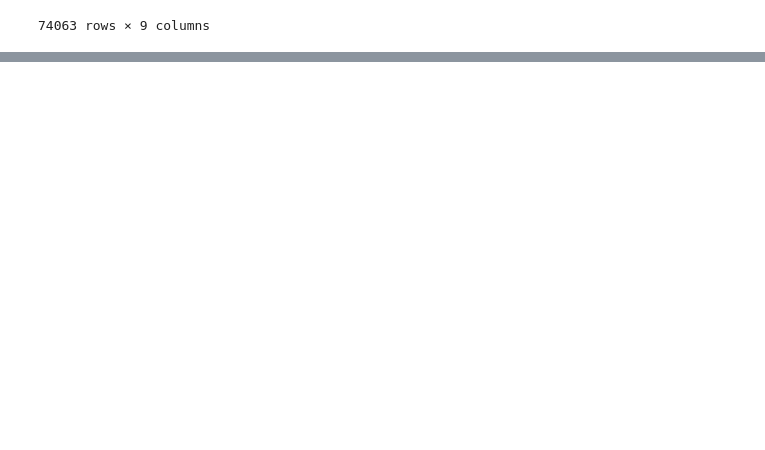
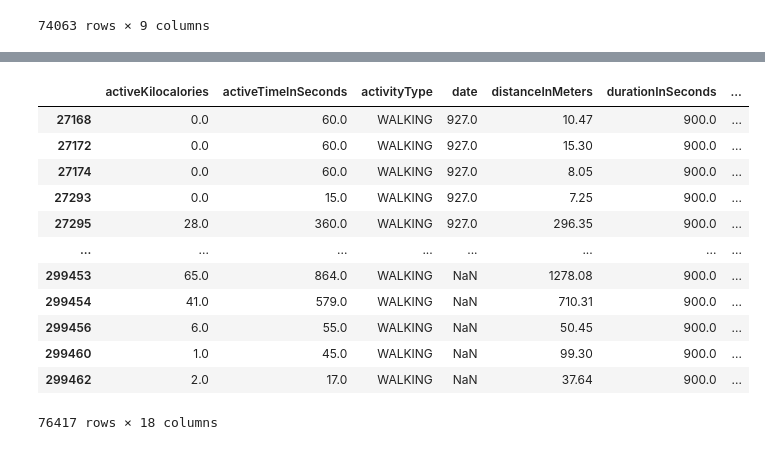
Before and after one commit to im-poster/-, a Jupyter notebook: 巨資期末.ipynb, the cells around one changed output, grey strips where cells are left out. Cells and saved outputs as stored; diff of their text form; code cells hidden in the pictures; blank space fills up the shorter version.

```diff
--- a/巨資期末.ipynb
+++ b/巨資期末.ipynb
@@ -142 +141,20 @@ epochs
 76417 rows × 17 columns
+# %%
+#算日期
+epochs['cut_date_new']=epochs['date_new'].apply(
+    lambda x: re.search('\d{4}\-\d{2}\-\d{2}',x).group())
+epochs
+# %% [output]
+|  | activeKilocalories | activeTimeInSeconds | activityType | date | distanceInMeters | durationInSeconds | ... |
+| 27168 | 0.0 | 60.0 | WALKING | 927.0 | 10.47 | 900.0 | ... |
+| 27172 | 0.0 | 60.0 | WALKING | 927.0 | 15.30 | 900.0 | ... |
+| 27174 | 0.0 | 60.0 | WALKING | 927.0 | 8.05 | 900.0 | ... |
+| 27293 | 0.0 | 15.0 | WALKING | 927.0 | 7.25 | 900.0 | ... |
+| 27295 | 28.0 | 360.0 | WALKING | 927.0 | 296.35 | 900.0 | ... |
+| ... | ... | ... | ... | ... | ... | ... | ... |
+| 299453 | 65.0 | 864.0 | WALKING | NaN | 1278.08 | 900.0 | ... |
+| 299454 | 41.0 | 579.0 | WALKING | NaN | 710.31 | 900.0 | ... |
+| 299456 | 6.0 | 55.0 | WALKING | NaN | 50.45 | 900.0 | ... |
+| 299460 | 1.0 | 45.0 | WALKING | NaN | 99.30 | 900.0 | ... |
+| 299462 | 2.0 | 17.0 | WALKING | NaN | 37.64 | 900.0 | ... |
+76417 rows × 18 columns
```
Also changed, not shown: parts of 14 cells of this notebook.
